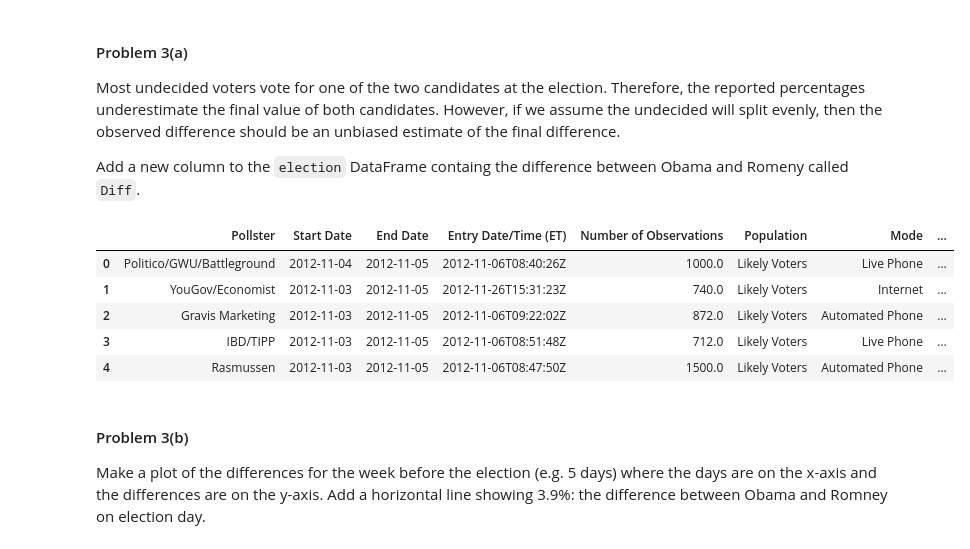
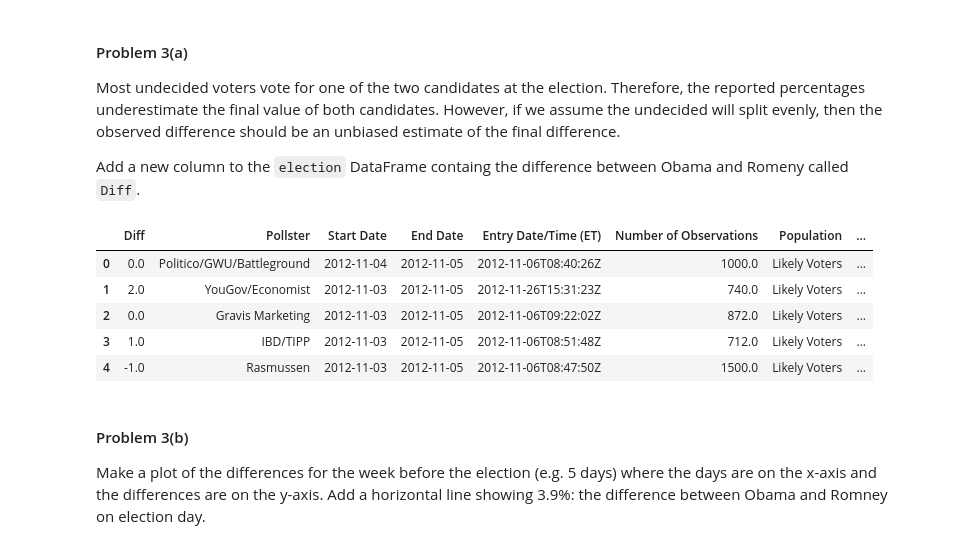
Before and after one commit to clementlefevre/CS109, a Jupyter notebook: 2014/homework_CL/HW2.ipynb, the cells around one changed output. Drawn from its saved outputs; the diff is of its cells as text; code cells hidden in the pictures.

```diff
--- a/2014/homework_CL/HW2.ipynb
+++ b/2014/homework_CL/HW2.ipynb
@@ -496,15 +499,19 @@ Most undecided voters vote for one of the two candidates at the election. Theref
 Add a new column to the `election` DataFrame containg the difference between Obama and Romeny called `Diff`.
 # %%
 #your code here
+
 election['Diff'] = election.Obama-election.Romney
+cols = election.columns.tolist()
+cols = cols[-1:]+cols[:-1]
+election = election[cols]
 election.head()
 # %% [output]
-|  | Pollster | Start Date | End Date | Entry Date/Time (ET) | Number of Observations | Population | Mode | ... |
-| 0 | Politico/GWU/Battleground | 2012-11-04 | 2012-11-05 | 2012-11-06T08:40:26Z | 1000.0 | Likely Voters | Live Phone | ... |
-| 1 | YouGov/Economist | 2012-11-03 | 2012-11-05 | 2012-11-26T15:31:23Z | 740.0 | Likely Voters | Internet | ... |
-| 2 | Gravis Marketing | 2012-11-03 | 2012-11-05 | 2012-11-06T09:22:02Z | 872.0 | Likely Voters | Automated Phone | ... |
-| 3 | IBD/TIPP | 2012-11-03 | 2012-11-05 | 2012-11-06T08:51:48Z | 712.0 | Likely Voters | Live Phone | ... |
-| 4 | Rasmussen | 2012-11-03 | 2012-11-05 | 2012-11-06T08:47:50Z | 1500.0 | Likely Voters | Automated Phone | ... |
+|  | Diff | Pollster | Start Date | End Date | Entry Date/Time (ET) | Number of Observations | Population | ... |
+| 0 | 0.0 | Politico/GWU/Battleground | 2012-11-04 | 2012-11-05 | 2012-11-06T08:40:26Z | 1000.0 | Likely Voters | ... |
+| 1 | 2.0 | YouGov/Economist | 2012-11-03 | 2012-11-05 | 2012-11-26T15:31:23Z | 740.0 | Likely Voters | ... |
+| 2 | 0.0 | Gravis Marketing | 2012-11-03 | 2012-11-05 | 2012-11-06T09:22:02Z | 872.0 | Likely Voters | ... |
+| 3 | 1.0 | IBD/TIPP | 2012-11-03 | 2012-11-05 | 2012-11-06T08:51:48Z | 712.0 | Likely Voters | ... |
+| 4 | -1.0 | Rasmussen | 2012-11-03 | 2012-11-05 | 2012-11-06T08:47:50Z | 1500.0 | Likely Voters | ... |
 # %% [markdown]
 #### Problem 3(b)
 
```
Also changed, not shown: parts of 13 cells of this notebook.
